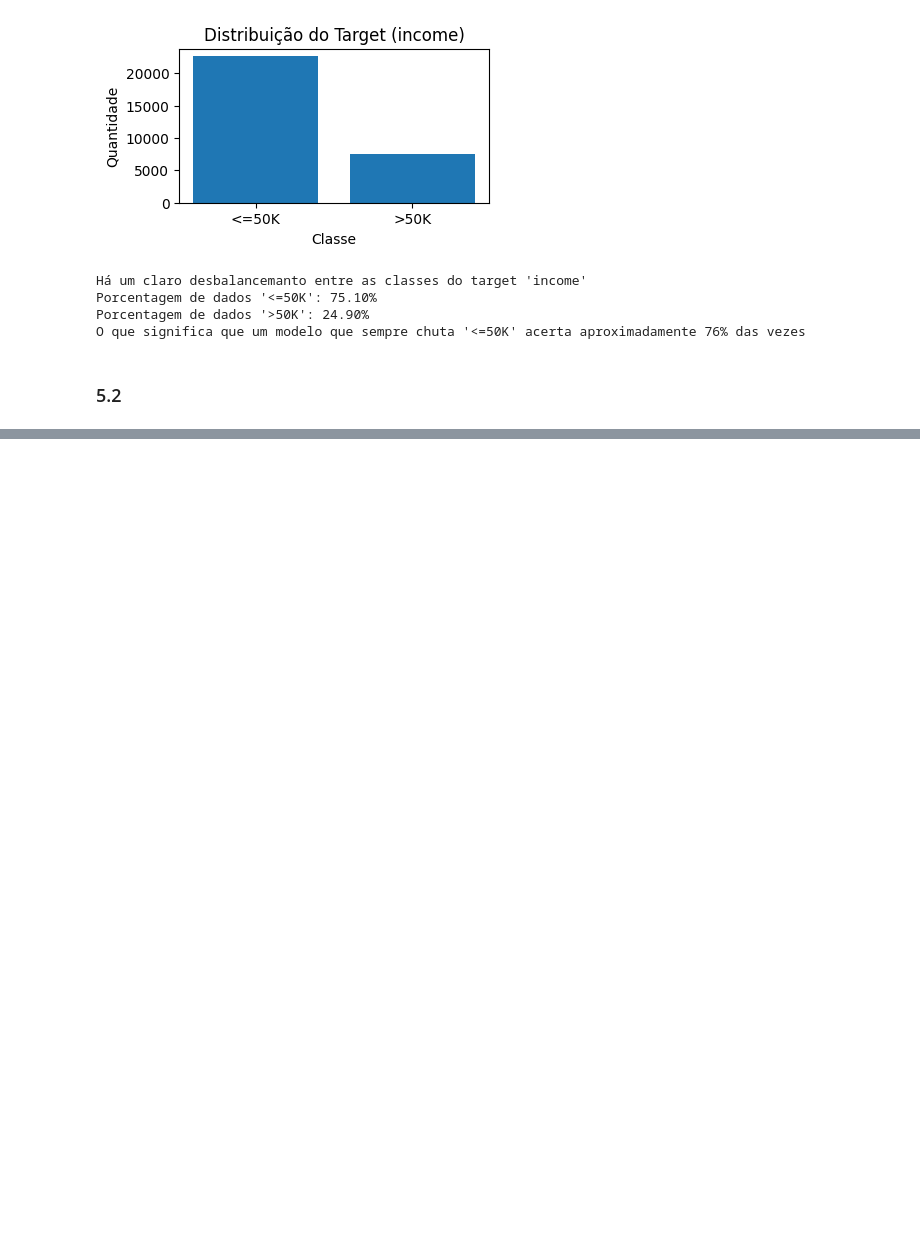
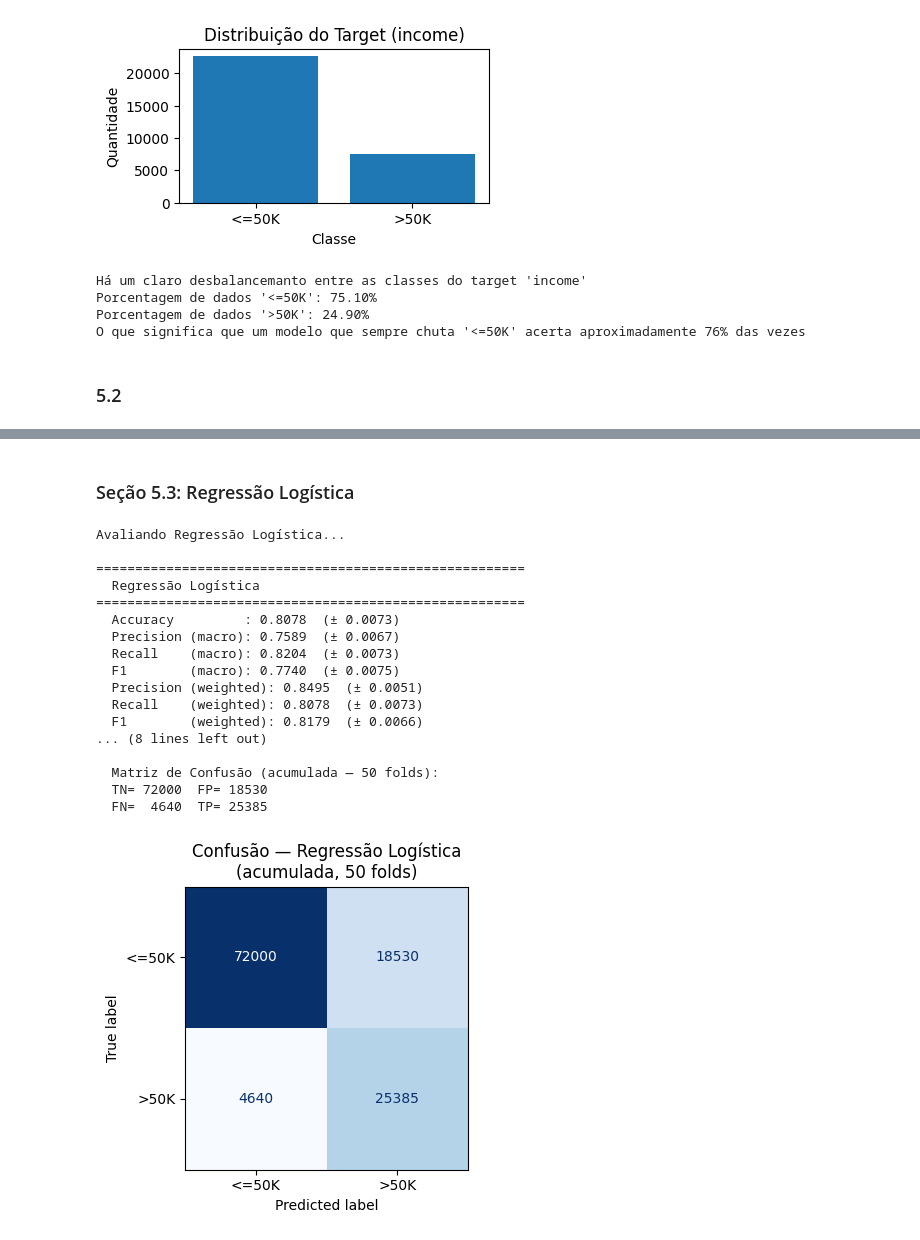
Before and after one commit to iranhonorato/APS-Machine-Learning, a Jupyter notebook: src/aps2_classificacao.ipynb, the cells around one changed output, grey strips where cells are left out. Cells and saved outputs as stored; diff of their text form; code cells hidden in the pictures; blank space fills up the shorter version.

```diff
--- a/src/aps2_classificacao.ipynb
+++ b/src/aps2_classificacao.ipynb
@@ -384,0 +511,37 @@ O que significa que um modelo que sempre chuta '<=50K' acerta aproximadamente 76
+# %% [markdown]
+### Seção 5.3: Regressão Logística
+# %%
+lr_pipe = Pipeline([
+    ("preprocessor", preprocessor),
+    ("classifier",   LogisticRegression(
+        class_weight="balanced",
+        C=1.0,
+        max_iter=1000,
+        solver="lbfgs",
+        random_state=42
+    ))
+])
+
+print("Avaliando Regressão Logística...")
+lr_metrics = evaluate_model_cv(lr_pipe, X_train, y_train, cv, "Logistic Regression")
+print_metrics(lr_metrics, "Regressão Logística")
+plot_cm(lr_metrics, "Regressão Logística")
+# %% [output]
+Avaliando Regressão Logística...
+
+=======================================================
+  Regressão Logística
+=======================================================
+  Accuracy         : 0.8078  (± 0.0073)
+  Precision (macro): 0.7589  (± 0.0067)
+  Recall    (macro): 0.8204  (± 0.0073)
+  F1        (macro): 0.7740  (± 0.0075)
+  Precision (weighted): 0.8495  (± 0.0051)
+  Recall    (weighted): 0.8078  (± 0.0073)
+  F1        (weighted): 0.8179  (± 0.0066)
+... (8 lines left out)
+
+  Matriz de Confusão (acumulada — 50 folds):
+  TN= 72000  FP= 18530
+  FN=  4640  TP= 25385
+[figure, added]
```
Also changed, not shown: parts of 14 cells of this notebook, 1 other file.
